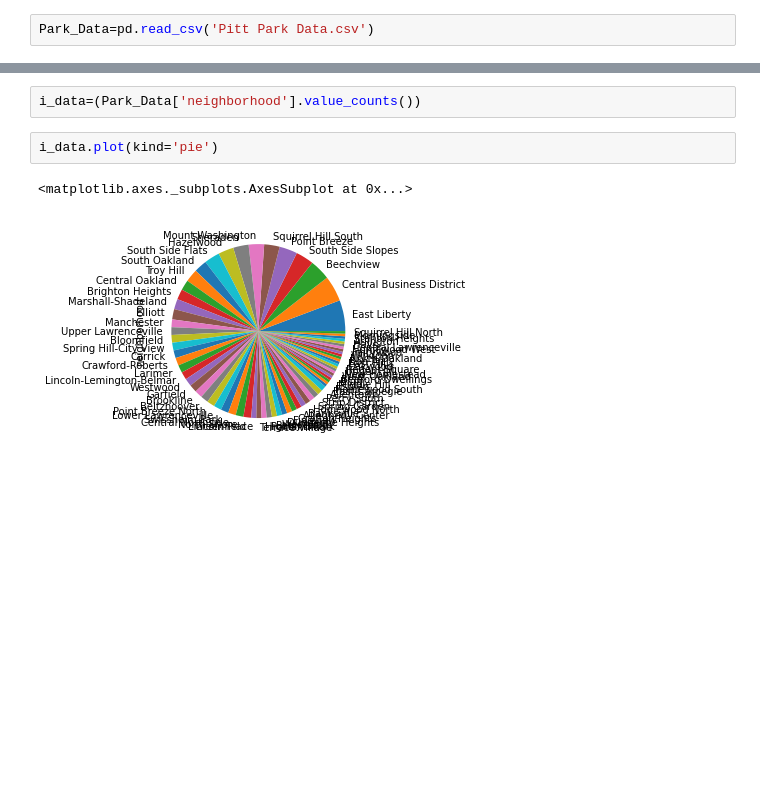
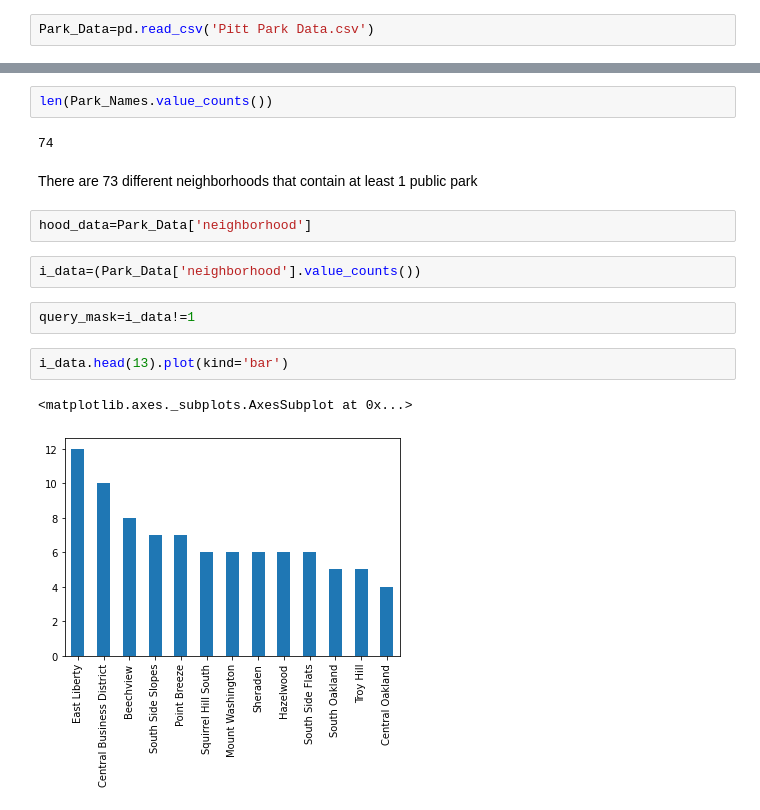
Before and after one commit to cryogonal/FinalProject, a Jupyter notebook: Pitt City Parks.ipynb, the cells around one changed output, grey strips where cells are left out. Cells and saved outputs as stored; diff of their text form; blank space fills up the shorter version.

Commit message:
finished park data analysis and added farmers market notebook

```diff
--- a/Pitt City Parks.ipynb
+++ b/Pitt City Parks.ipynb
@@ -38,7 +14,17 @@ len(Park_Data['neighborhood'].value_counts())
+# %%
+len(Park_Names.value_counts())
+# %% [output]
+74
+# %% [markdown]
+There are 73 different neighborhoods that contain at least 1 public park
+# %%
+hood_data=Park_Data['neighborhood']
 # %%
 i_data=(Park_Data['neighborhood'].value_counts())
+# %%
+query_mask=i_data!=1
 # %%
-i_data.plot(kind='pie')
+i_data.head(13).plot(kind='bar')
 # %% [output]
 <matplotlib.axes._subplots.AxesSubplot at 0x...>
-[figure, old version]
+[figure, new version]
```
Also changed, not shown: parts of 6 cells of this notebook, 3 other files.
